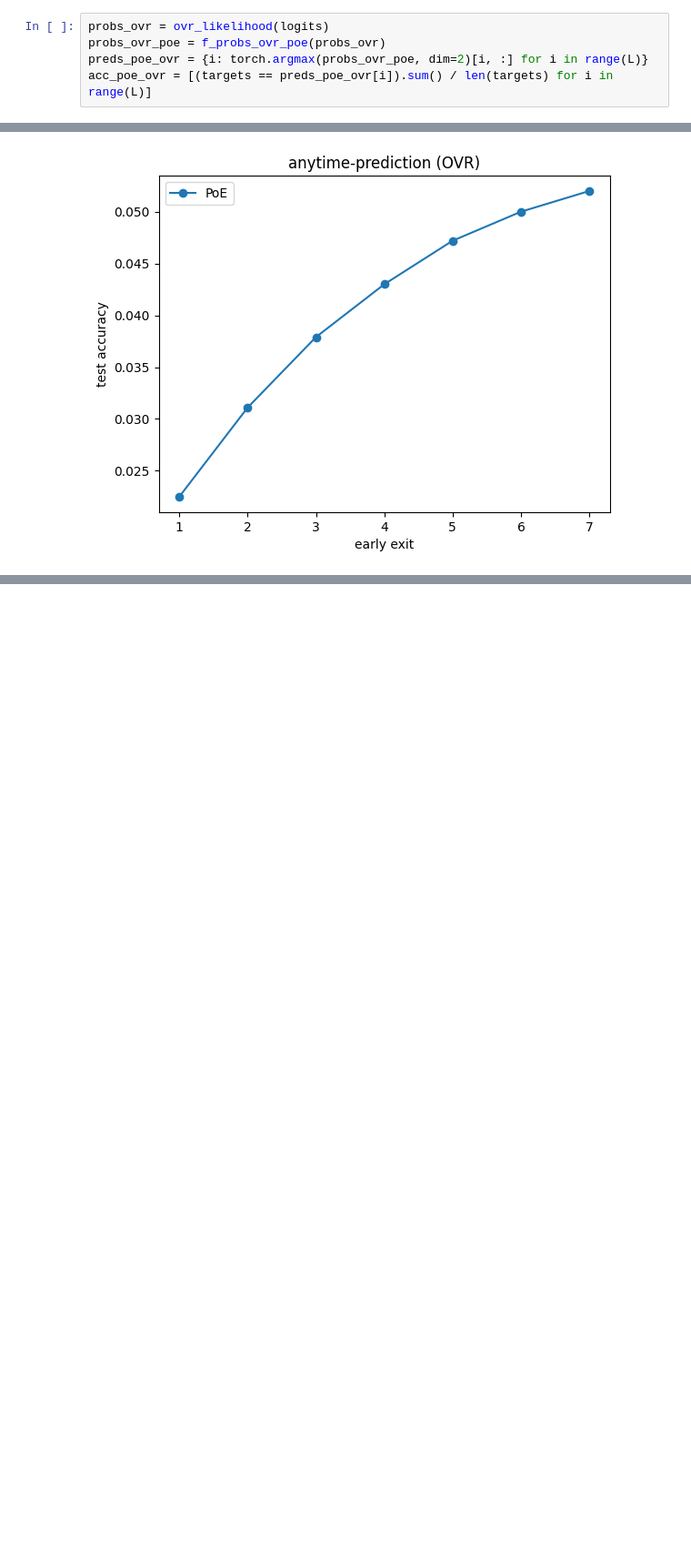
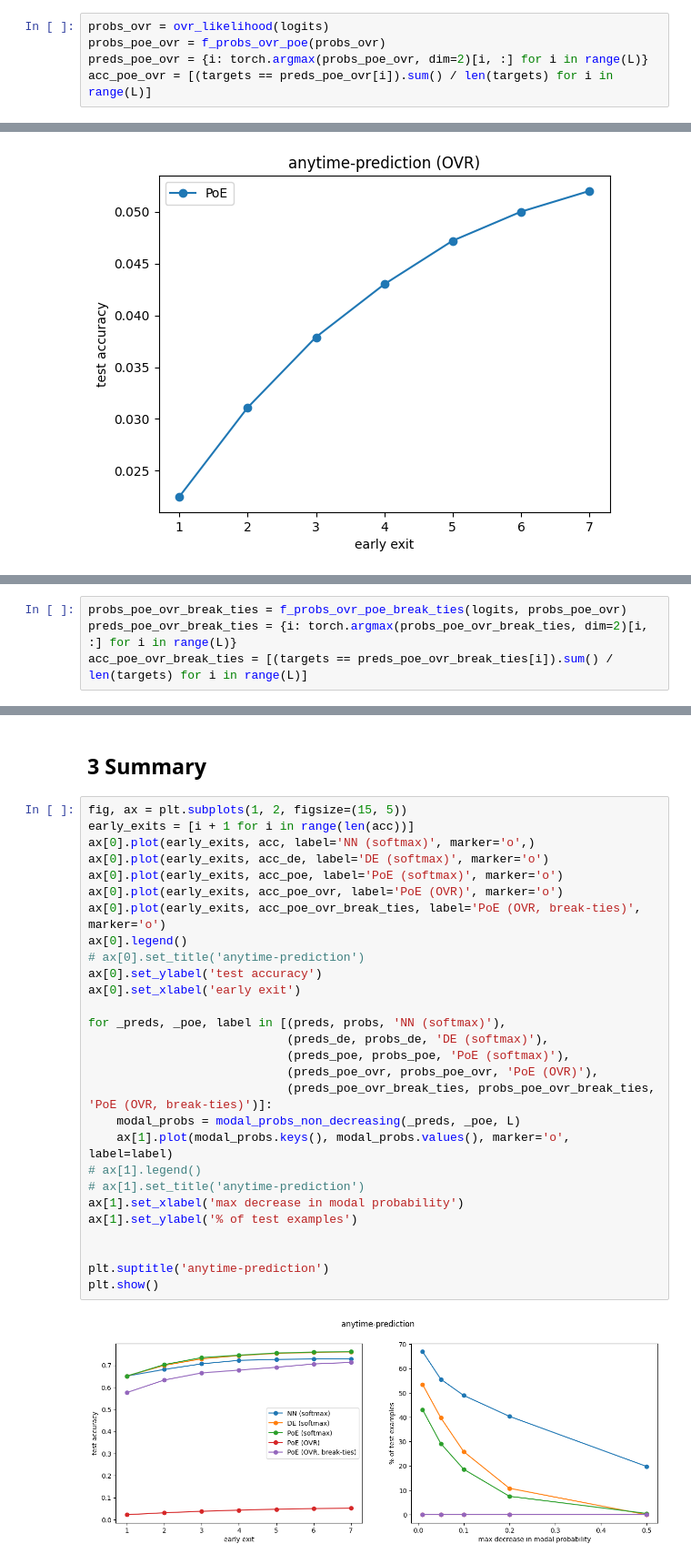
Before and after one commit to metodj/MSDNet-PyTorch, a Jupyter notebook: modal_probs.ipynb, the cells around one changed output, grey strips where cells are left out. Shown: that part at 91% size. Saved outputs shown, nothing was run; the diff lists cells and outputs as text; blank space fills up the shorter version.

```diff
--- a/modal_probs.ipynb
+++ b/modal_probs.ipynb
@@ -224,5 +269,5 @@ def f_probs_ovr_poe(tensor: torch.Tensor) -> torch.tensor:
 # %%
 probs_ovr = ovr_likelihood(logits)
-probs_ovr_poe = f_probs_ovr_poe(probs_ovr)
-preds_poe_ovr = {i: torch.argmax(probs_ovr_poe, dim=2)[i, :] for i in range(L)}
+probs_poe_ovr = f_probs_ovr_poe(probs_ovr)
+preds_poe_ovr = {i: torch.argmax(probs_poe_ovr, dim=2)[i, :] for i in range(L)}
 acc_poe_ovr = [(targets == preds_poe_ovr[i]).sum() / len(targets) for i in range(L)]
@@ -256,0 +314,4 @@ for thres, val in modal_probs_ovr.items():
+# %%
+probs_poe_ovr_break_ties = f_probs_ovr_poe_break_ties(logits, probs_poe_ovr)
+preds_poe_ovr_break_ties = {i: torch.argmax(probs_poe_ovr_break_ties, dim=2)[i, :] for i in range(L)}
+acc_poe_ovr_break_ties = [(targets == preds_poe_ovr_break_ties[i]).sum() / len(targets) for i in range(L)]
@@ -256,0 +364,32 @@ for thres, val in modal_probs_ovr.items():
+# %% [markdown]
+## 3 Summary
+# %%
+fig, ax = plt.subplots(1, 2, figsize=(15, 5))
+early_exits = [i + 1 for i in range(len(acc))]
+ax[0].plot(early_exits, acc, label='NN (softmax)', marker='o',)
+ax[0].plot(early_exits, acc_de, label='DE (softmax)', marker='o')
+ax[0].plot(early_exits, acc_poe, label='PoE (softmax)', marker='o')
+ax[0].plot(early_exits, acc_poe_ovr, label='PoE (OVR)', marker='o')
+ax[0].plot(early_exits, acc_poe_ovr_break_ties, label='PoE (OVR, break-ties)', marker='o')
+ax[0].legend()
+# ax[0].set_title('anytime-prediction')
+ax[0].set_ylabel('test accuracy')
+ax[0].set_xlabel('early exit')
+
+for _preds, _poe, label in [(preds, probs, 'NN (softmax)'),
+                            (preds_de, probs_de, 'DE (softmax)'),
+                            (preds_poe, probs_poe, 'PoE (softmax)'),
+                            (preds_poe_ovr, probs_poe_ovr, 'PoE (OVR)'),
+                            (preds_poe_ovr_break_ties, probs_poe_ovr_break_ties, 'PoE (OVR, break-ties)')]:
+    modal_probs = modal_probs_non_decreasing(_preds, _poe, L)
+    ax[1].plot(modal_probs.keys(), modal_probs.values(), marker='o', label=label)
+# ax[1].legend()
+# ax[1].set_title('anytime-prediction')
+ax[1].set_xlabel('max decrease in modal probability')
+ax[1].set_ylabel('% of test examples')
+
+
+plt.suptitle('anytime-prediction')
+plt.show()
+# %% [output]
+[figure, added]
```
Also changed, not shown: parts of 18 cells of this notebook.
